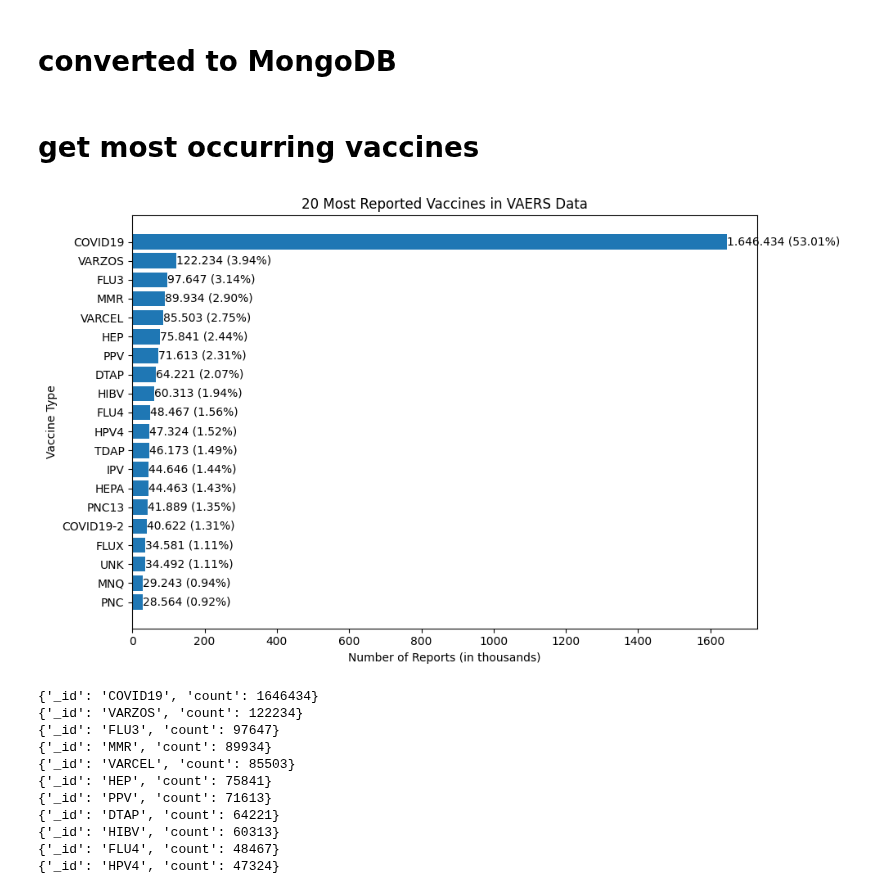
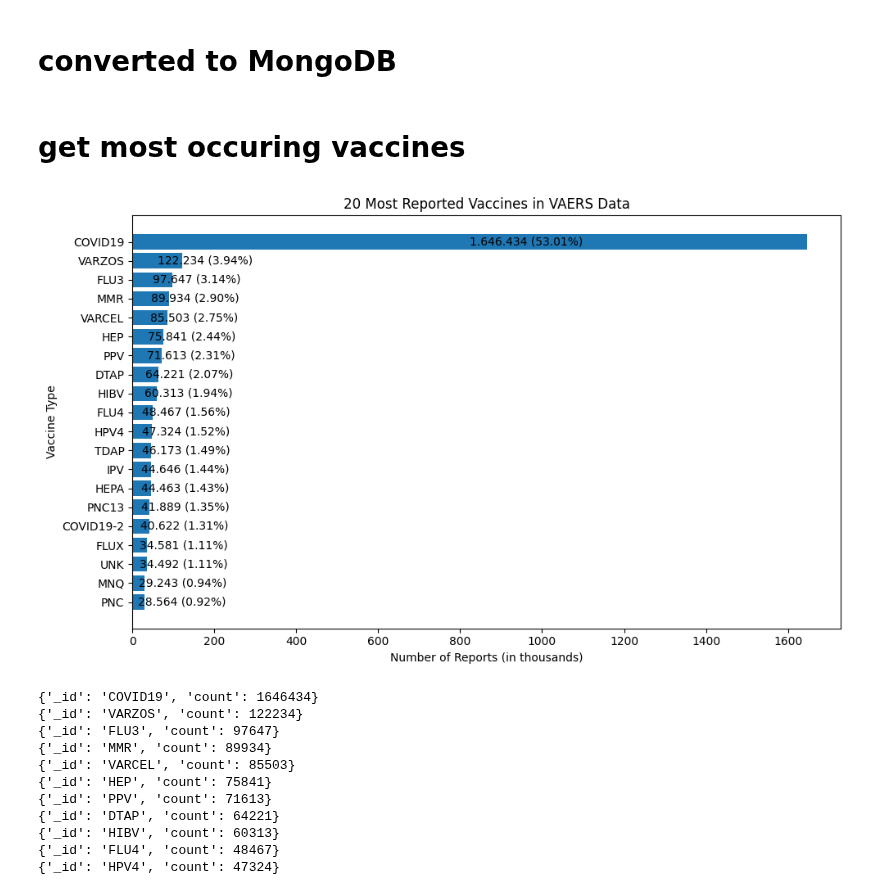
Before and after one commit to ZaNioxX/Masterarbeit, a Jupyter notebook: Data_Exploration/Top_Vaccines.ipynb, the cells around one changed output. Saved outputs shown, nothing was run; the diff lists cells and outputs as text; code cells hidden in the pictures.

```diff
--- a/Data_Exploration/Top_Vaccines.ipynb
+++ b/Data_Exploration/Top_Vaccines.ipynb
@@ -8,7 +8,7 @@ client = MongoClient('mongodb://localhost:27017/')
 db = client['vaers']
 collection = db['reports']
 # %% [markdown]
-# get most occurring vaccines
+# get most occuring vaccines
 # %%
 import matplotlib.pyplot as plt
 import matplotlib.ticker as ticker
@@ -46,36 +46,36 @@ for vaccine in vaccine_counts:
 # Calculate total number of reports for all vaccines
 total_reports_all_vaccines = sum(all_vaccine_counts_dict.values())
 
 # Plotting
 plt.figure(figsize=(10, 6))
 bars = plt.barh(range(1, len(vaccine_types) + 1), vaccine_counts_list)
 plt.yticks(range(1, len(vaccine_types) + 1), vaccine_types)  # Set y-tick labels
 
 plt.title('20 Most Reported Vaccines in VAERS Data')
 plt.xlabel('Number of Reports (in thousands)')
 plt.ylabel('Vaccine Type')
 
 plt.gca().invert_yaxis()  # Invert y-axis to have the most frequent vaccine at the top
 
 # Add numbers and percentages to the bars in thousands with a dot separator
 for i, (count, vaccine_type) in enumerate(zip(vaccine_counts_list, vaccine_types)):
     formatted_count = locale.format_string('%.0f', count, grouping=True)
     formatted_count = formatted_count.replace(',', '.')  # Replace comma with dot
     percentage = (count / total_reports_all_vaccines) * 100
-    plt.text(count, i + 1, f'{formatted_count} ({percentage:.2f}%)', va='center', ha='left')
+    plt.text(count / 2, i + 1, f'{formatted_count} ({percentage:.2f}%)', va='center', ha='left')
 
 # Define a function to format x-axis ticks in thousands
-def format_thousands(x):
+def format_thousands(x, pos):
     return '{:.0f}'.format(x * 1e-3)
 
 # Apply the formatter to the x-axis
 plt.gca().xaxis.set_major_formatter(ticker.FuncFormatter(format_thousands))
 
 plt.tight_layout()
 plt.savefig('/Users/sep/PycharmProjects/Masterarbeit/Plots/Data_Exploration/Vaccines/Top20VaccinesWithPercentage.png')
 plt.show()
 # %% [output]
-[figure, old version]
+[figure, new version]
 # %%
 # Define the aggregation pipeline
 pipeline = [
```
Also changed, not shown: parts of 3 cells of this notebook, 5 other files.
